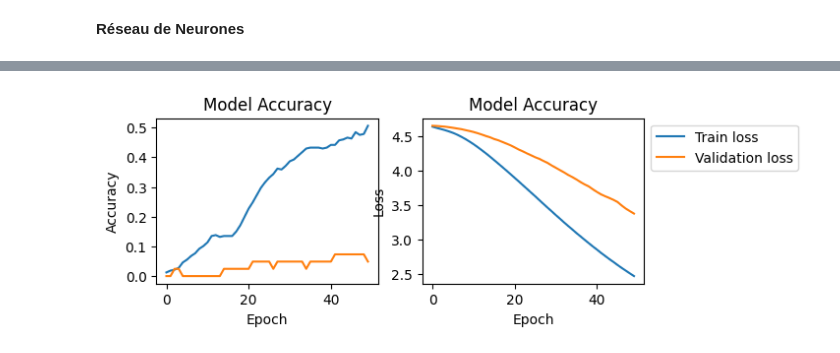
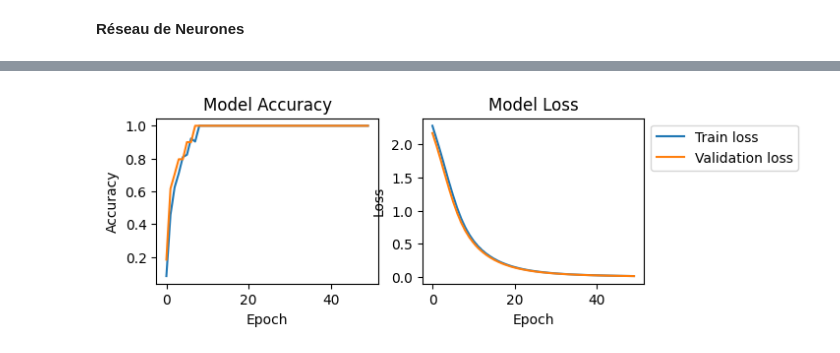
Before and after one commit to bonjooooour/PFE_Analayse_musicale, a Jupyter notebook: Chords_analysis/rn_on_one_chord.ipynb, the cells around one changed output, grey strips where cells are left out. Saved outputs shown, nothing was run; the diff lists cells and outputs as text; code cells hidden in the pictures.

Commit message:
modèle avec 100% d'accuracy

```diff
--- a/Chords_analysis/rn_on_one_chord.ipynb
+++ b/Chords_analysis/rn_on_one_chord.ipynb
@@ -131,10 +120,10 @@ def extract_features(directory):
 
     return features, labels
 # %%
-dir = r'C:\Users\lucie\Documents\PFE_Analayse_musicale\Chords_generation\chords_wav'
+dir = r"C:\Users\lucie\Documents\Programmation\PFE_Analayse_musicale\Chords_generation\chords_wav"
 features, labels = extract_features(dir)
 # %%
-permutations = np.random.permutation(408)
+permutations = np.random.permutation(len(features))
 
 label_encoder = LabelEncoder()
 labels_encoded = label_encoder.fit_transform(labels)
@@ -151,9 +138,9 @@ X_test, X_val, y_test, y_val = train_test_split(X_test, y_test, test_size=0.5, r
 model = keras.Sequential()
 model.add(keras.layers.Input(shape=(12,)))
 model.add(keras.layers.Dense(35, activation='relu'))
-model.add(keras.layers.Dense(103, activation='softmax'))
+model.add(keras.layers.Dense(10, activation='softmax'))
 model.compile(optimizer = 'adam', loss='sparse_categorical_crossentropy', metrics=['accuracy'])
 # %%
-history =model.fit(X_train,y_train,epochs=50,validation_data=(X_val, y_val))
+history = model.fit(X_train,y_train,epochs=50,validation_split=0.3)
 # %% [output]
 Epoch 1/50
@@ -176,22 +163,22 @@ Epoch 50/50
 # %%
 plt.subplot(221)
 plt.plot(history.history['accuracy'], label='Train Accuracy')
 plt.plot(history.history['val_accuracy'], label='Validation Accuracy')
 plt.title('Model Accuracy')
 plt.ylabel('Accuracy')
 plt.xlabel('Epoch')
 
 plt.subplot(222)
 plt.plot(history.history['loss'], label='Train loss')
 plt.plot(history.history['val_loss'], label='Validation loss')
-plt.title('Model Accuracy')
+plt.title('Model Loss')
 plt.ylabel('Loss')
 plt.xlabel('Epoch')
 plt.legend(loc='upper left', bbox_to_anchor=(1, 1))
 
 plt.show()
 # %% [output]
-[figure, old version]
+[figure, new version]
 # %%
 import random
 
```
Also changed, not shown: parts of 15 cells of this notebook, 3 other files.
